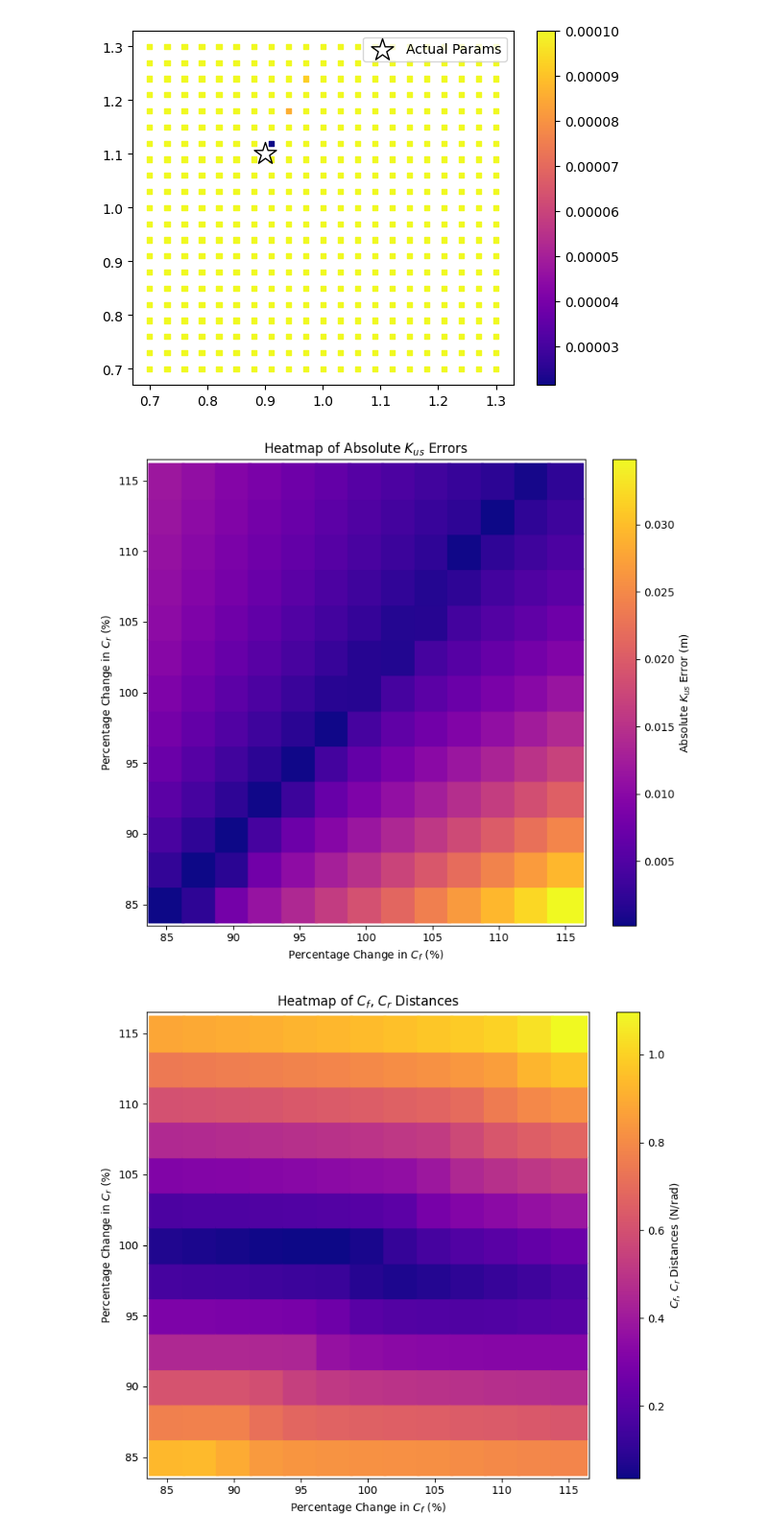
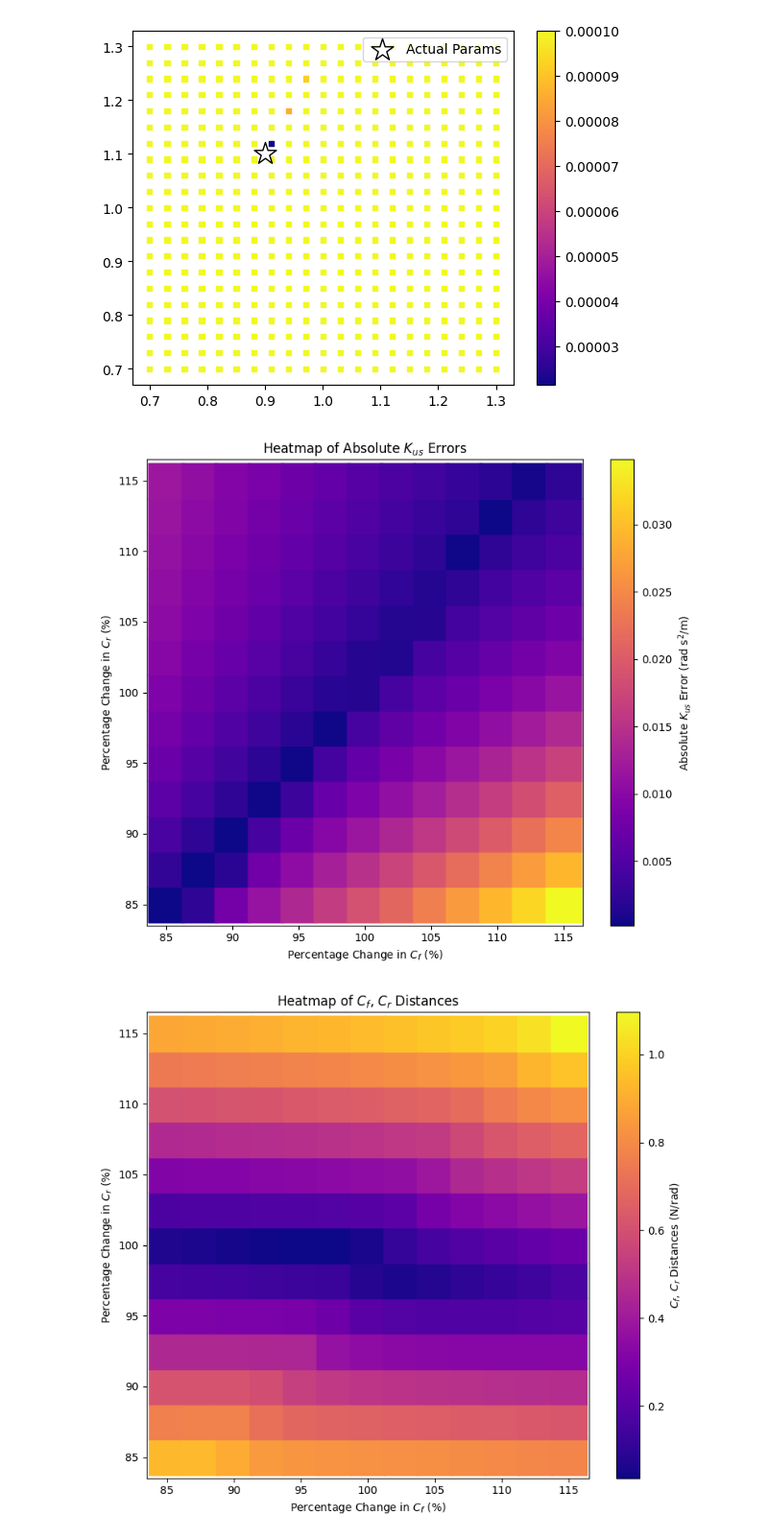
Before and after one commit to SamKhzym/cloud-auto-park, a Jupyter notebook: sim_ws/src/digital_twin/param_estimator/analysis/param_est_doe.ipynb, the cells around one changed output. Shown at 96% size. Saved outputs shown, nothing was run; the diff lists cells and outputs as text; code cells hidden in the pictures.

```diff
--- a/sim_ws/src/digital_twin/param_estimator/analysis/param_est_doe.ipynb
+++ b/sim_ws/src/digital_twin/param_estimator/analysis/param_est_doe.ipynb
@@ -453,15 +453,15 @@ results_df = pd.DataFrame(
 )
 # %%
 sc = plt.scatter(results_df['k_cfs'] * 100, results_df['k_crs'] * 100, c=results_df['abs_kus_errors'], s=1100, marker='s', cmap='plasma')
-plt.colorbar(sc, label='Absolute $K_{us}$ Error (m)')
+plt.colorbar(sc, label='Absolute $K_{us}$ Error (rad s$^2$/m)')
 plt.title('Heatmap of Absolute $K_{us}$ Errors')
 plt.xlabel('Percentage Change in $C_f$ (%)')
 plt.ylabel('Percentage Change in $C_r$ (%)')
 plt.gcf().set_size_inches(8, 7)
 plt.tight_layout()
-plt.savefig('figures/abs_kus_error_heatmap.svg')
+plt.savefig('figures/param_est_doe_abs_kus_error_heatmap.svg')
 # %% [output]
-[figure, old version]
+[figure, new version]
 # %%
 cf_cr_distances = np.sqrt(np.square(results_df['abs_cf_errors']) + np.square(results_df['abs_cr_errors']))
 sc = plt.scatter(results_df['k_cfs'] * 100, results_df['k_crs'] * 100, c=cf_cr_distances, s=1100, marker='s', cmap='plasma')
```
Also changed, not shown: parts of 4 cells of this notebook, 4 other files.
